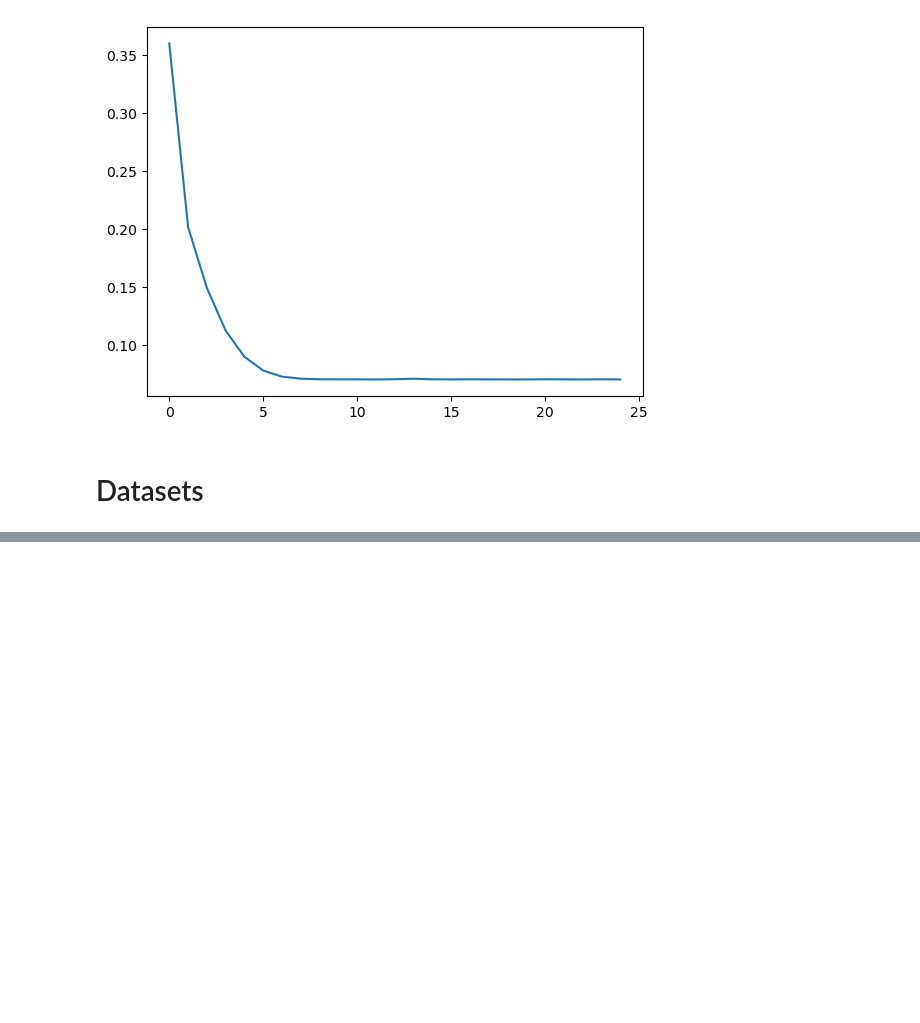
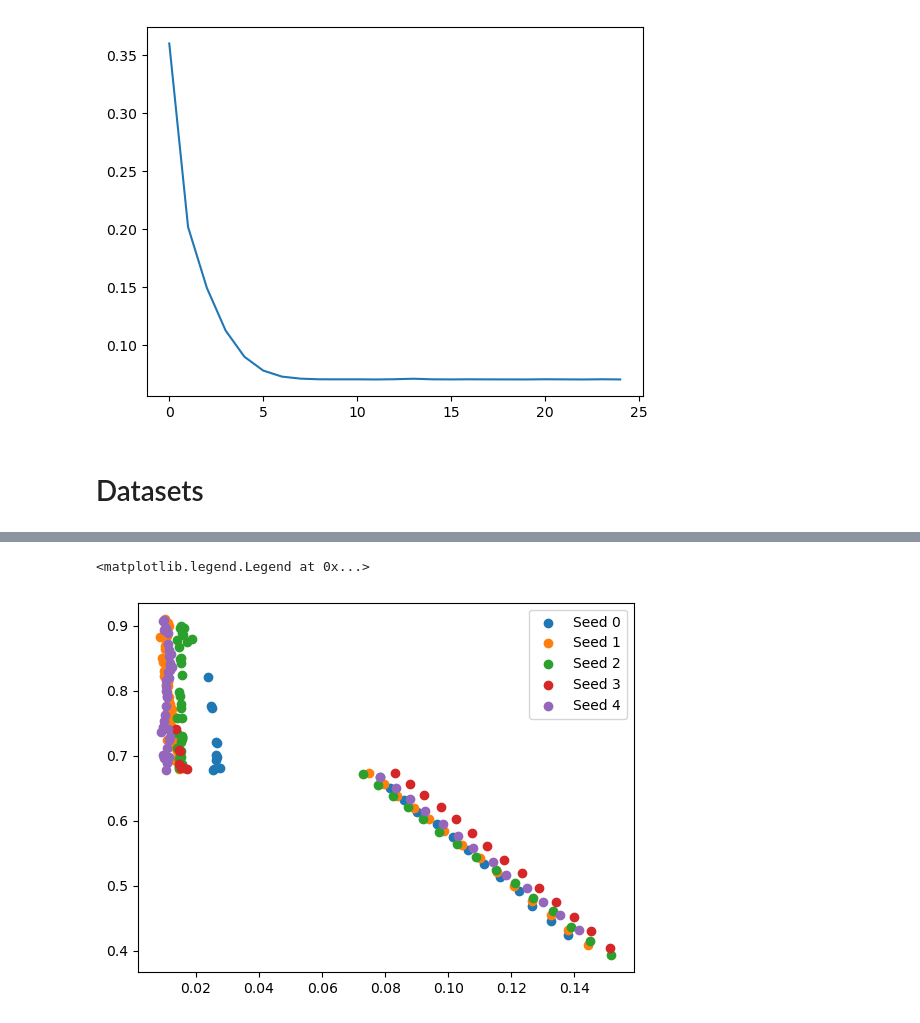
Before and after one commit to Zyxleo123/calibrated-quantile-uq, a Jupyter notebook: test.ipynb, the cells around one changed output, grey strips where cells are left out. Drawn from its saved outputs; the diff is of its cells as text; code cells hidden in the pictures; blank space fills up the shorter version.

```diff
--- a/test.ipynb
+++ b/test.ipynb
@@ -257,0 +259,15 @@ KeyboardInterrupt: Interrupted by user
+# %%
+
+import matplotlib.pyplot as plt
+import os
+from plots.plot_utils import load_pickle
+method = 'batch_qr'
+plt_seed = os.path.join(os.environ['SCRATCH'], 'results', 'lump', f'naval/nl-1_hs-32/naval_loss{method}_ens1_bootFalse_resTrue_lnFalse_bnFalse_dr0.0_lr0.001_bs64_nl1_hs32_0.pkl')
+plt_seeds = [plt_seed.replace("_0.pkl", f"_{i}.pkl") for i in range(5)]
+datas = [load_pickle(pkl) for pkl in plt_seeds]
+for i, data in enumerate(datas):
+    plt.scatter(data['te_ece_controlled'], data['te_sharp_score_controlled'], label=f"Seed {i}")
+plt.legend()
+# %% [output]
+<matplotlib.legend.Legend at 0x...>
+[figure, added]
```
Also changed, not shown: parts of 4 cells of this notebook.
